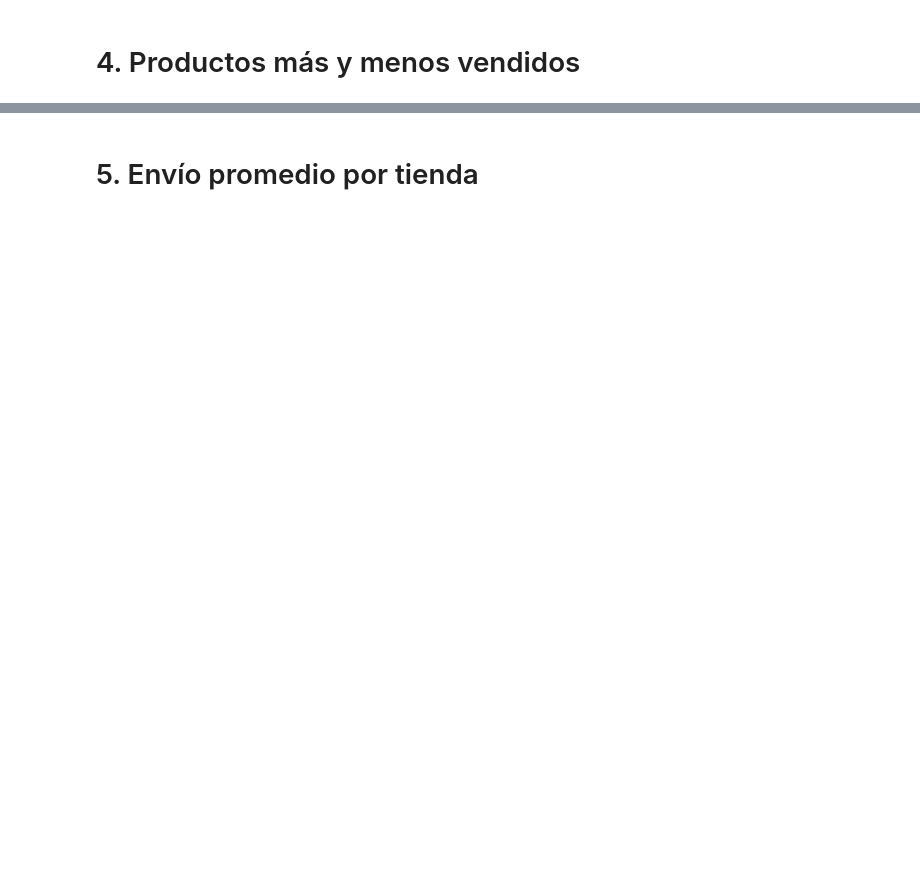
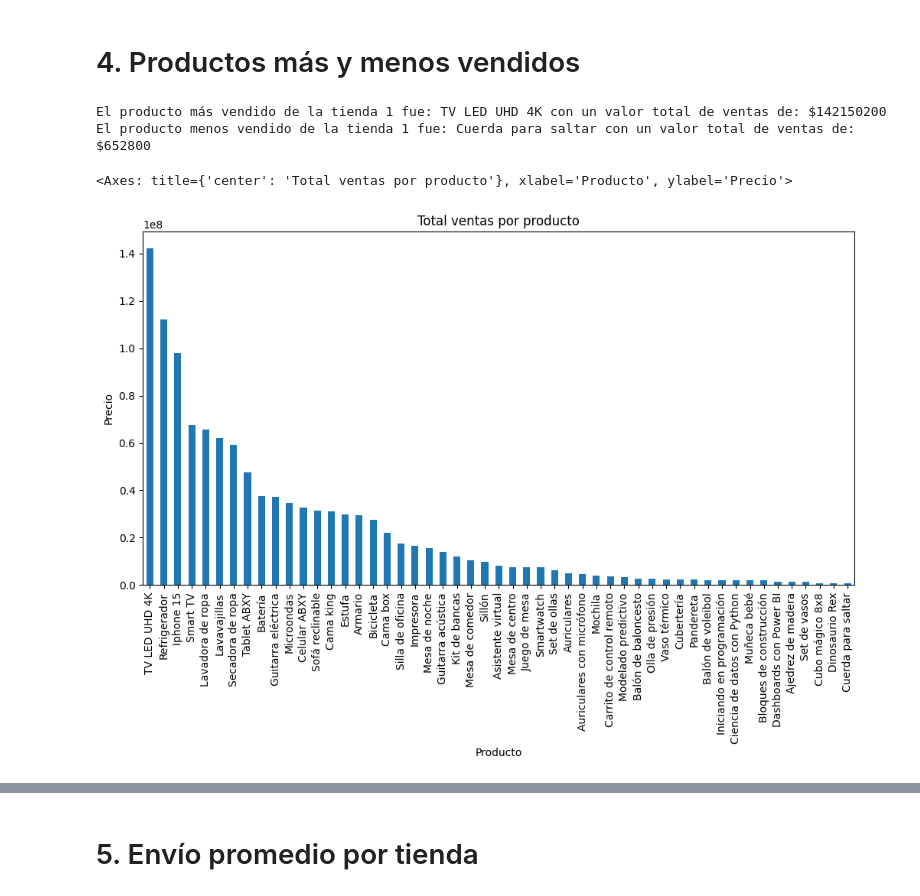
Before and after one commit to Vagoberto10/AluraStore, a Jupyter notebook: AluraStoreLatam.ipynb, the cells around one changed output, grey strips where cells are left out. Drawn from its saved outputs; the diff is of its cells as text; code cells hidden in the pictures; blank space fills up the shorter version.

Commit message:
Finalización del análisis de los datos por tienda.

```diff
--- a/AluraStoreLatam.ipynb
+++ b/AluraStoreLatam.ipynb
@@ -332,2 +340,15 @@ np.float64(3.99)
 # %% [markdown]
 # 4. Productos más y menos vendidos
+# %%
+dftienda1 = tienda[['Producto', 'Precio']].copy()
+total_ventas1 = dftienda1.groupby('Producto')['Precio'].sum()
+pmasvendidotienda1_sorted = total_ventas1.sort_values(ascending=False)
+pmenosvendidotienda1_sorted = total_ventas1.sort_values(ascending=True)
+print(f'El producto más vendido de la tienda 1 fue: {pmasvendidotienda1_sorted.index[0]} con un valor total de ventas de: ${pmasvendidotienda1_sorted.iloc[0].astype(int)}')
+print(f'El producto menos vendido de la tienda 1 fue: {pmenosvendidotienda1_sorted.index[0]} con un valor total de ventas de: ${pmenosvendidotienda1_sorted.iloc[0].astype(int)}')
+pmasvendidotienda1_sorted.plot(kind='bar', figsize=(12,6), title='Total ventas por producto', xlabel='Producto', ylabel='Precio')
+# %% [output]
+El producto más vendido de la tienda 1 fue: TV LED UHD 4K con un valor total de ventas de: $142150200
+El producto menos vendido de la tienda 1 fue: Cuerda para saltar con un valor total de ventas de: $652800
+<Axes: title={'center': 'Total ventas por producto'}, xlabel='Producto', ylabel='Precio'>
+[figure, added]
```
Also changed, not shown: parts of 24 cells of this notebook.
